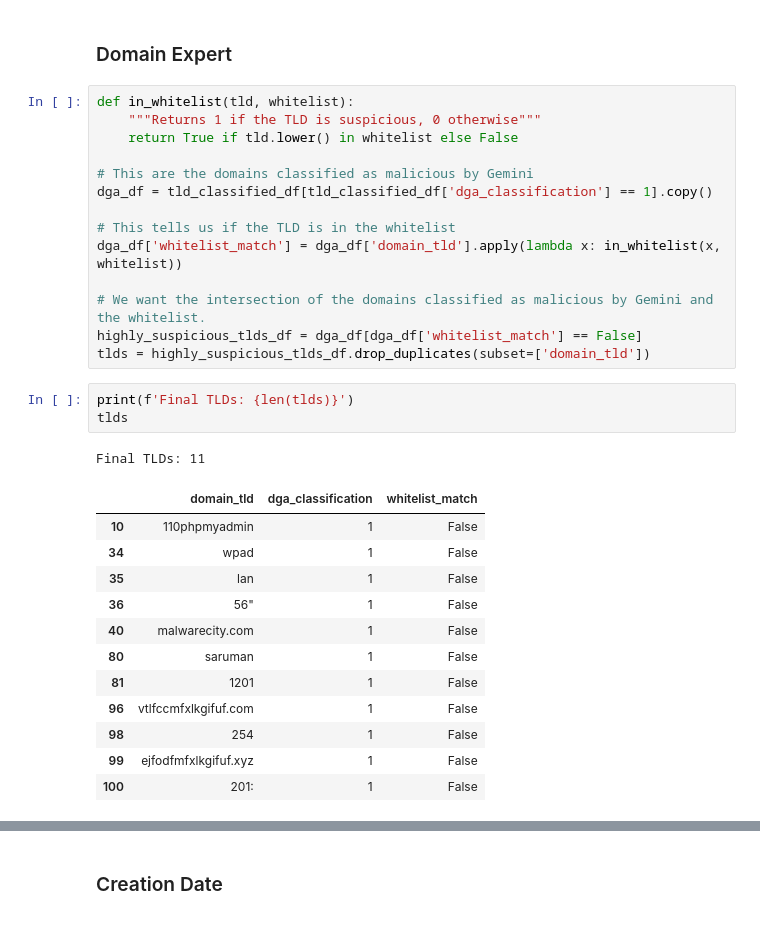
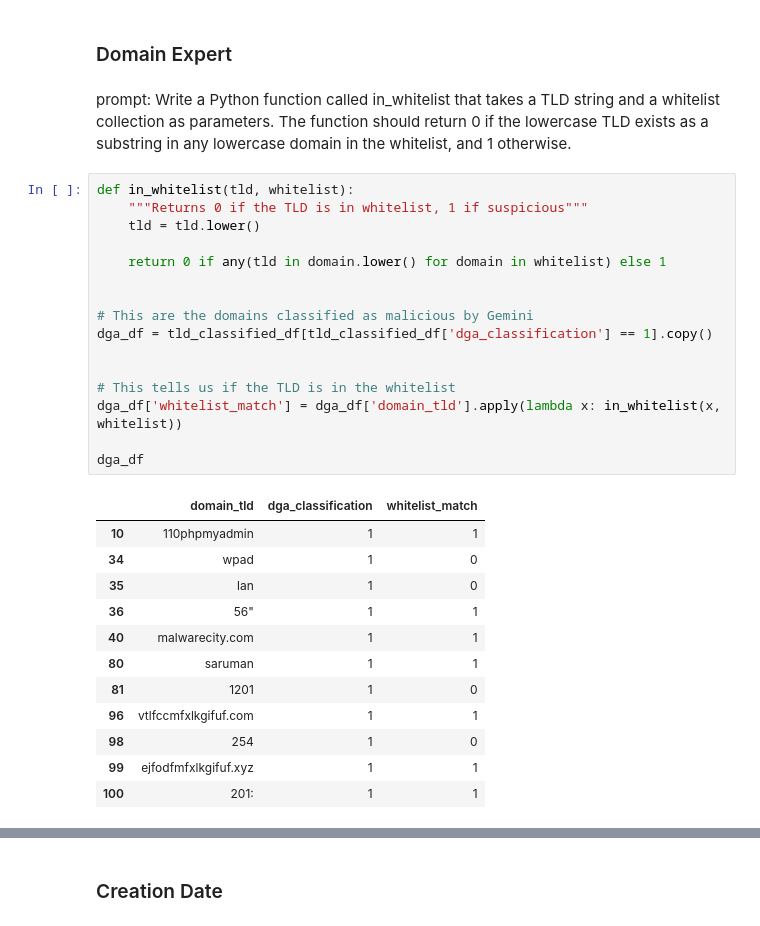
Before and after one commit to adrianrb469/security-ds, a Jupyter notebook: lab5/validation.ipynb, the cells around one changed output, grey strips where cells are left out. Saved outputs shown, nothing was run; the diff lists cells and outputs as text.

```diff
--- a/lab5/validation.ipynb
+++ b/lab5/validation.ipynb
@@ -15,33 +36,33 @@ whitelist = set(data[1].str.lower().tolist())
 # %% [markdown]
 ### Domain Expert
+# %% [markdown]
+prompt: Write a Python function called in_whitelist that takes a TLD string and a whitelist collection as parameters. The function should return 0 if the lowercase TLD exists as a substring in any lowercase domain in the whitelist, and 1 otherwise.
 # %%
 def in_whitelist(tld, whitelist):
-    """Returns 1 if the TLD is suspicious, 0 otherwise"""
-    return True if tld.lower() in whitelist else False
+    """Returns 0 if the TLD is in whitelist, 1 if suspicious"""
+    tld = tld.lower()
+
+    return 0 if any(tld in domain.lower() for domain in whitelist) else 1
+
 
 # This are the domains classified as malicious by Gemini
 dga_df = tld_classified_df[tld_classified_df['dga_classification'] == 1].copy()
 
+
 # This tells us if the TLD is in the whitelist
 dga_df['whitelist_match'] = dga_df['domain_tld'].apply(lambda x: in_whitelist(x, whitelist))
 
-# We want the intersection of the domains classified as malicious by Gemini and the whitelist.
-highly_suspicious_tlds_df = dga_df[dga_df['whitelist_match'] == False]
-tlds = highly_suspicious_tlds_df.drop_duplicates(subset=['domain_tld'])
+dga_df
+# %% [output]
+|  | domain_tld | dga_classification | whitelist_match |
+| 10 | 110phpmyadmin | 1 | 1 |
+| 34 | wpad | 1 | 0 |
+| 35 | lan | 1 | 0 |
+| 36 | 56" | 1 | 1 |
+| 40 | malwarecity.com | 1 | 1 |
+| 80 | saruman | 1 | 1 |
+| 81 | 1201 | 1 | 0 |
+| 96 | vtlfccmfxlkgifuf.com | 1 | 1 |
+| 98 | 254 | 1 | 0 |
+| 99 | ejfodfmfxlkgifuf.xyz | 1 | 1 |
+| 100 | 201: | 1 | 1 |
-# %%
-print(f'Final TLDs: {len(tlds)}')
-tlds
-# %% [output]
-Final TLDs: 11
-|  | domain_tld | dga_classification | whitelist_match |
-| 10 | 110phpmyadmin | 1 | False |
-| 34 | wpad | 1 | False |
-| 35 | lan | 1 | False |
-| 36 | 56" | 1 | False |
-| 40 | malwarecity.com | 1 | False |
-| 80 | saruman | 1 | False |
-| 81 | 1201 | 1 | False |
-| 96 | vtlfccmfxlkgifuf.com | 1 | False |
-| 98 | 254 | 1 | False |
-| 99 | ejfodfmfxlkgifuf.xyz | 1 | False |
-| 100 | 201: | 1 | False |
```
Also changed, not shown: parts of 4 cells of this notebook, 3 other files.
